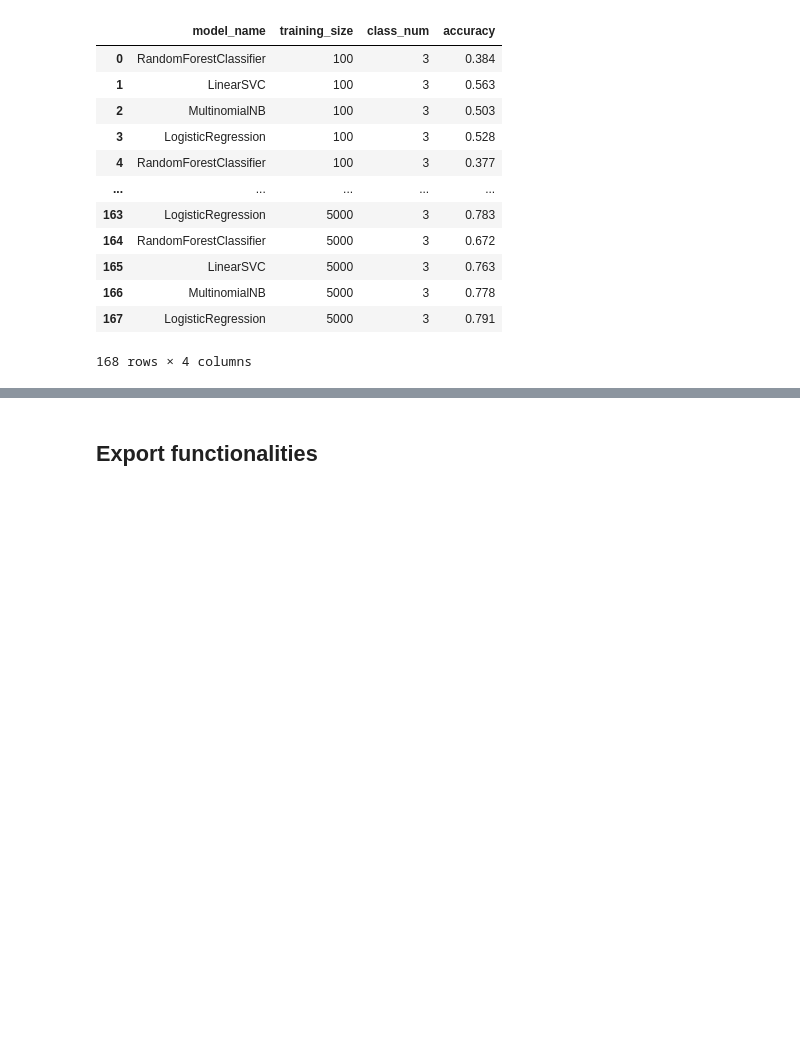
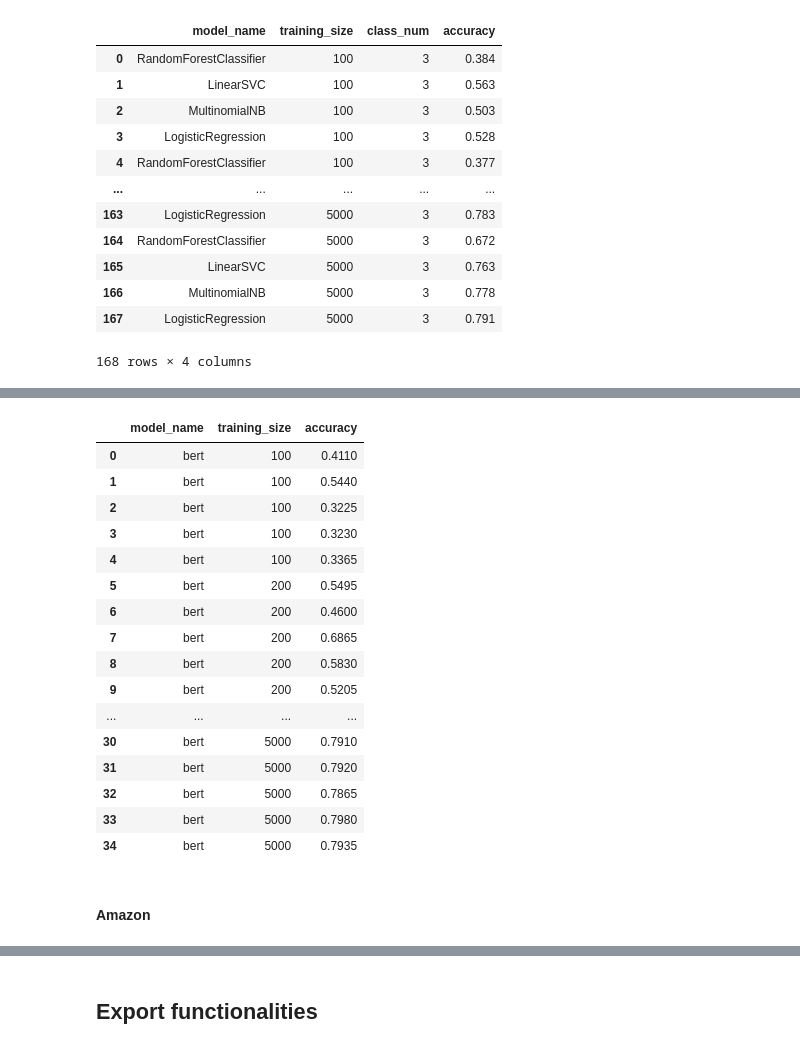
Before and after one commit to DavidykZhao/Frame_experiments, a Jupyter notebook: Frame_experiments.ipynb, the cells around one changed output, grey strips where cells are left out. Saved outputs shown, nothing was run; the diff lists cells and outputs as text; code cells hidden in the pictures; blank space fills up the shorter version.

Commit message:
finished three stages

```diff
--- a/Frame_experiments.ipynb
+++ b/Frame_experiments.ipynb
@@ -2368,0 +2440,7 @@ res
+# %%
+df = three_class_df
+
+x_train, x_test, y_train, y_test = train_test_split(df['title'], df['class'], test_size=2000, random_state=0)
+bert_model = BertForSequenceClassification.from_pretrained(config.bert_model_name, num_labels= 3)
+
+len(df['class'].unique())
@@ -2368,0 +2449,8 @@ res
+# %%
+train = pd.DataFrame({'title': x_train,
+                      'class': y_train})
+val = pd.DataFrame({'title': x_test,
+                      'class': y_test})
+train = train.reset_index()[['title', 'class']]
+val = val.reset_index()[['title', 'class']]
+val
@@ -2368,0 +2474,2 @@ res
+# %%
+res_stage3_yelp = algo_training_size_looper_dl([100, 200, 400, 800, 1600, 3200, 5000], YELP, train, val, 3)
@@ -2368,0 +2504,22 @@ res
+# %%
+res_stage3_yelp
+# %% [output]
+|  | model_name | training_size | accuracy |
+| 0 | bert | 100 | 0.4110 |
+| 1 | bert | 100 | 0.5440 |
+| 2 | bert | 100 | 0.3225 |
+| 3 | bert | 100 | 0.3230 |
+| 4 | bert | 100 | 0.3365 |
+| 5 | bert | 200 | 0.5495 |
+| 6 | bert | 200 | 0.4600 |
+| 7 | bert | 200 | 0.6865 |
+| 8 | bert | 200 | 0.5830 |
+| 9 | bert | 200 | 0.5205 |
+| ... | ... | ... | ... |
+| 30 | bert | 5000 | 0.7910 |
+| 31 | bert | 5000 | 0.7920 |
+| 32 | bert | 5000 | 0.7865 |
+| 33 | bert | 5000 | 0.7980 |
+| 34 | bert | 5000 | 0.7935 |
+# %% [markdown]
+#### Amazon
```
Also changed, not shown: parts of 51 cells of this notebook.
